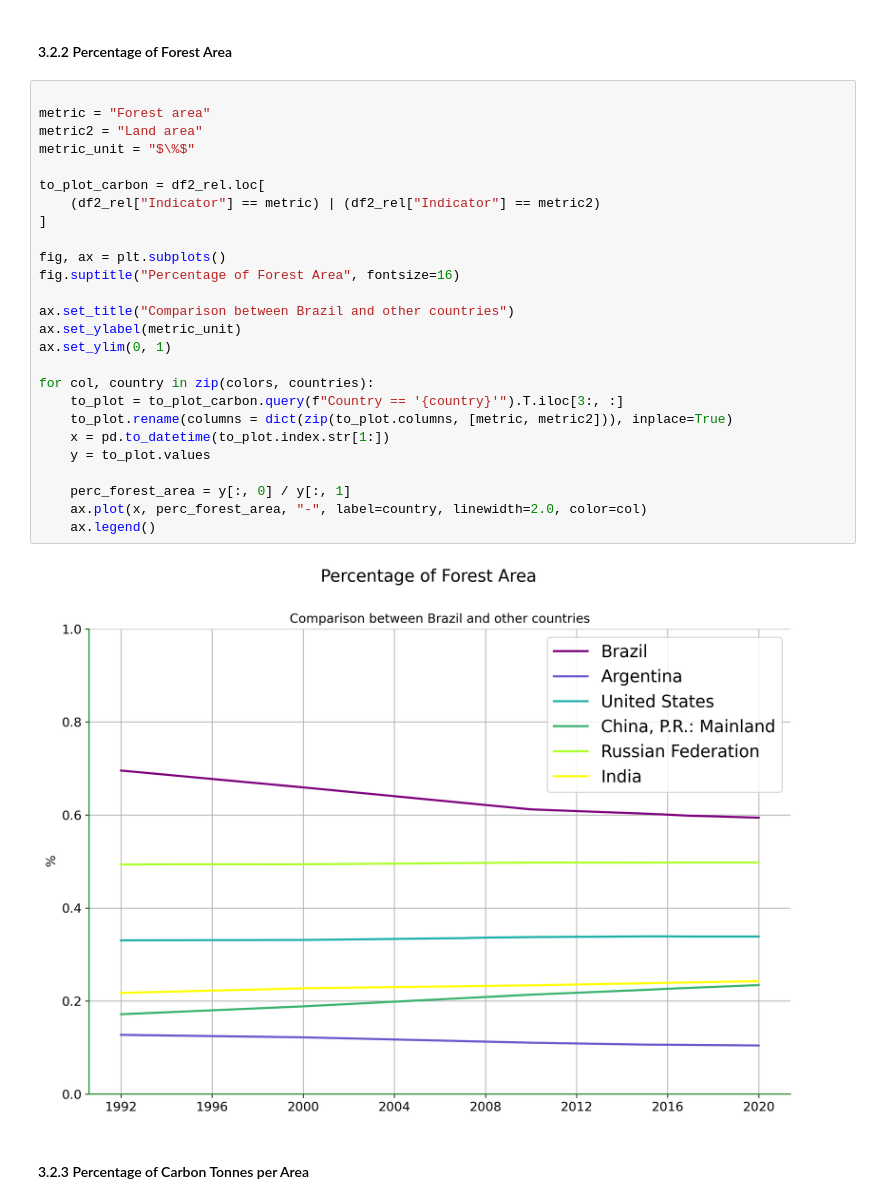
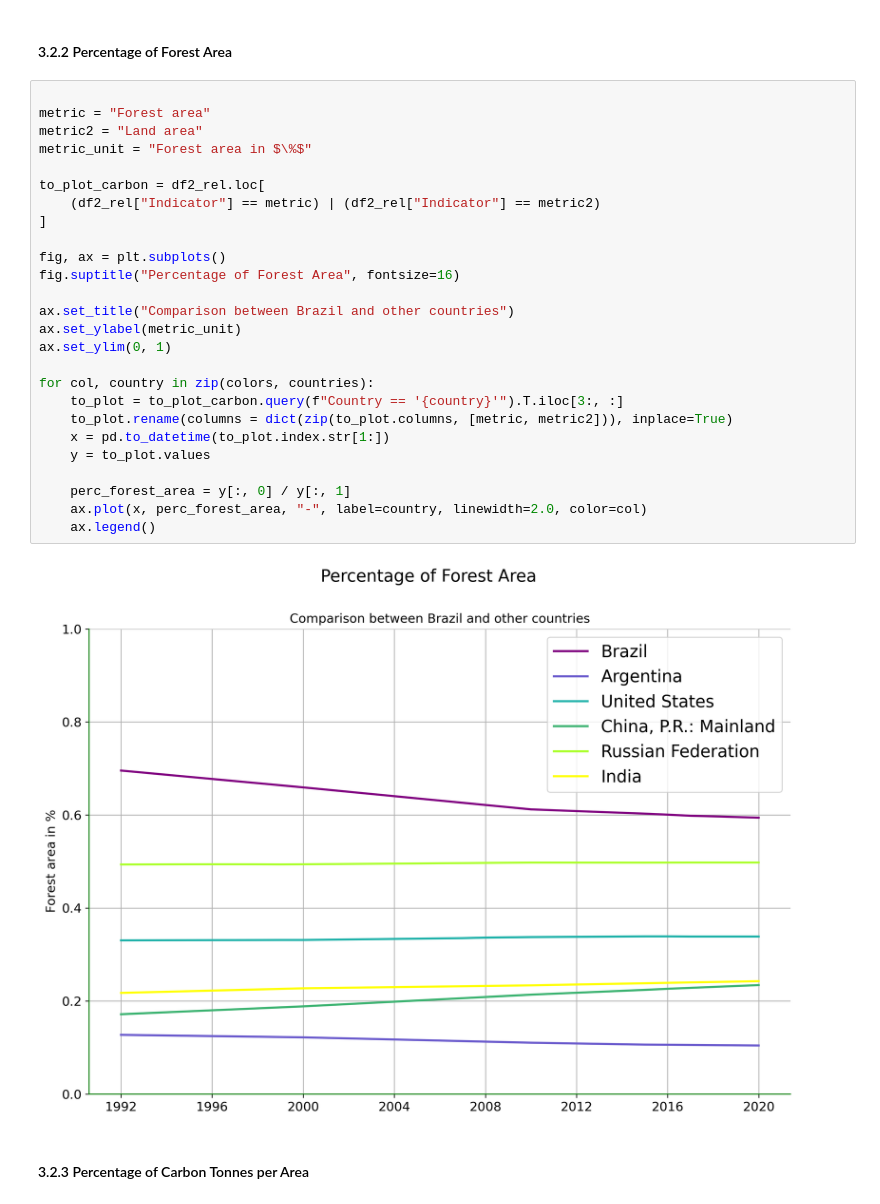
Before and after one commit to luiz826/carbon-credit, a Jupyter notebook: ECDV2-Carbon_Market.ipynb, the cells around one changed output. Drawn from its saved outputs; the diff is of its cells as text.

```diff
--- a/ECDV2-Carbon_Market.ipynb
+++ b/ECDV2-Carbon_Market.ipynb
@@ -179,31 +224,31 @@ for col, country in zip(colors, countries):
 # %%
 
 metric = "Forest area"
 metric2 = "Land area"
-metric_unit = "$\%$"
+metric_unit = "Forest area in $\%$"
 
 to_plot_carbon = df2_rel.loc[
     (df2_rel["Indicator"] == metric) | (df2_rel["Indicator"] == metric2)
 ]
 
 fig, ax = plt.subplots()
 fig.suptitle("Percentage of Forest Area", fontsize=16)
 
 ax.set_title("Comparison between Brazil and other countries")
 ax.set_ylabel(metric_unit)
 ax.set_ylim(0, 1)
 
 for col, country in zip(colors, countries):
     to_plot = to_plot_carbon.query(f"Country == '{country}'").T.iloc[3:, :]
     to_plot.rename(columns = dict(zip(to_plot.columns, [metric, metric2])), inplace=True)
     x = pd.to_datetime(to_plot.index.str[1:])
     y = to_plot.values
 
     perc_forest_area = y[:, 0] / y[:, 1]
     ax.plot(x, perc_forest_area, "-", label=country, linewidth=2.0, color=col)
     ax.legend()
 # %% [output]
-[figure, old version]
+[figure, new version]
 # %% [markdown]
 #### 3.2.3 Percentage of Carbon Tonnes per Area
 # %%
```
Also changed, not shown: parts of 15 cells of this notebook, 1 other file.
